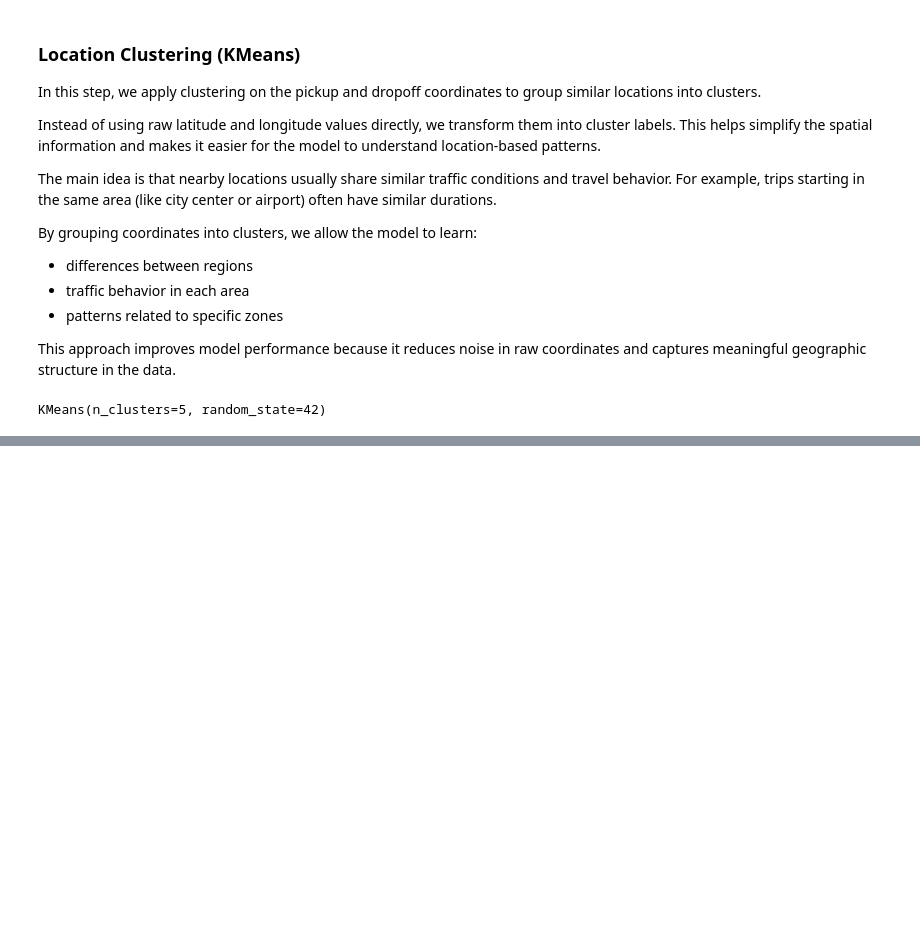
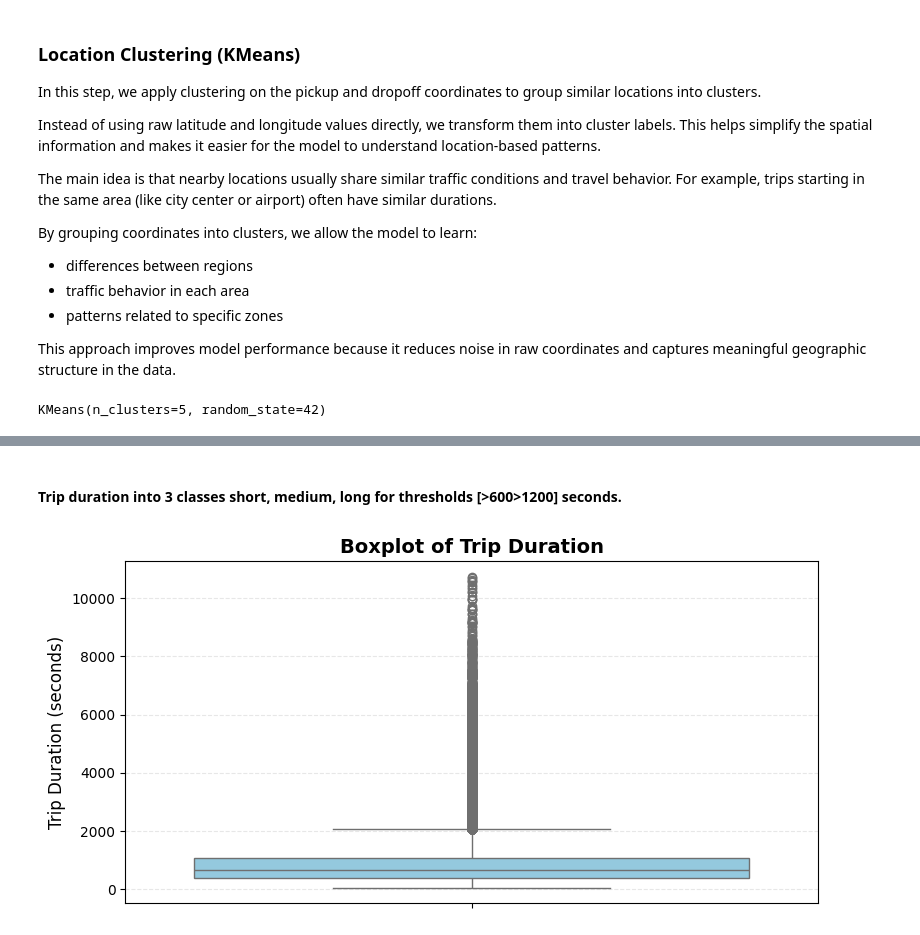
Before and after one commit to Marshoow/NYC_Taxi_Trip_DS, a Jupyter notebook: taxi_trip.ipynb, the cells around one changed output, grey strips where cells are left out. Drawn from its saved outputs; the diff is of its cells as text; code cells hidden in the pictures; blank space fills up the shorter version.

```diff
--- a/taxi_trip.ipynb
+++ b/taxi_trip.ipynb
@@ -294,0 +598,3 @@ df.sample(3)
+# %%
+df['hour_sin'] = np.sin(2 * np.pi * df['pickup_hour']/24)
+df['hour_cos'] = np.cos(2 * np.pi * df['pickup_hour']/24)
@@ -294,0 +611,12 @@ df.sample(3)
+# %% [markdown]
+#### Trip duration into 3 classes short, medium, long for thresholds [>600>1200] seconds.
+# %%
+plt.figure(figsize=(8, 4))
+sns.boxplot(data=df, y='trip_duration', color='skyblue')
+plt.title('Boxplot of Trip Duration', fontsize=14, fontweight='bold')
+plt.ylabel('Trip Duration (seconds)', fontsize=12)
+plt.grid(True, linestyle='--', alpha=0.3, axis='y')
+plt.tight_layout()
+plt.show()
+# %% [output]
+[figure, added]
```
Also changed, not shown: parts of 49 cells of this notebook, 1 other file.
